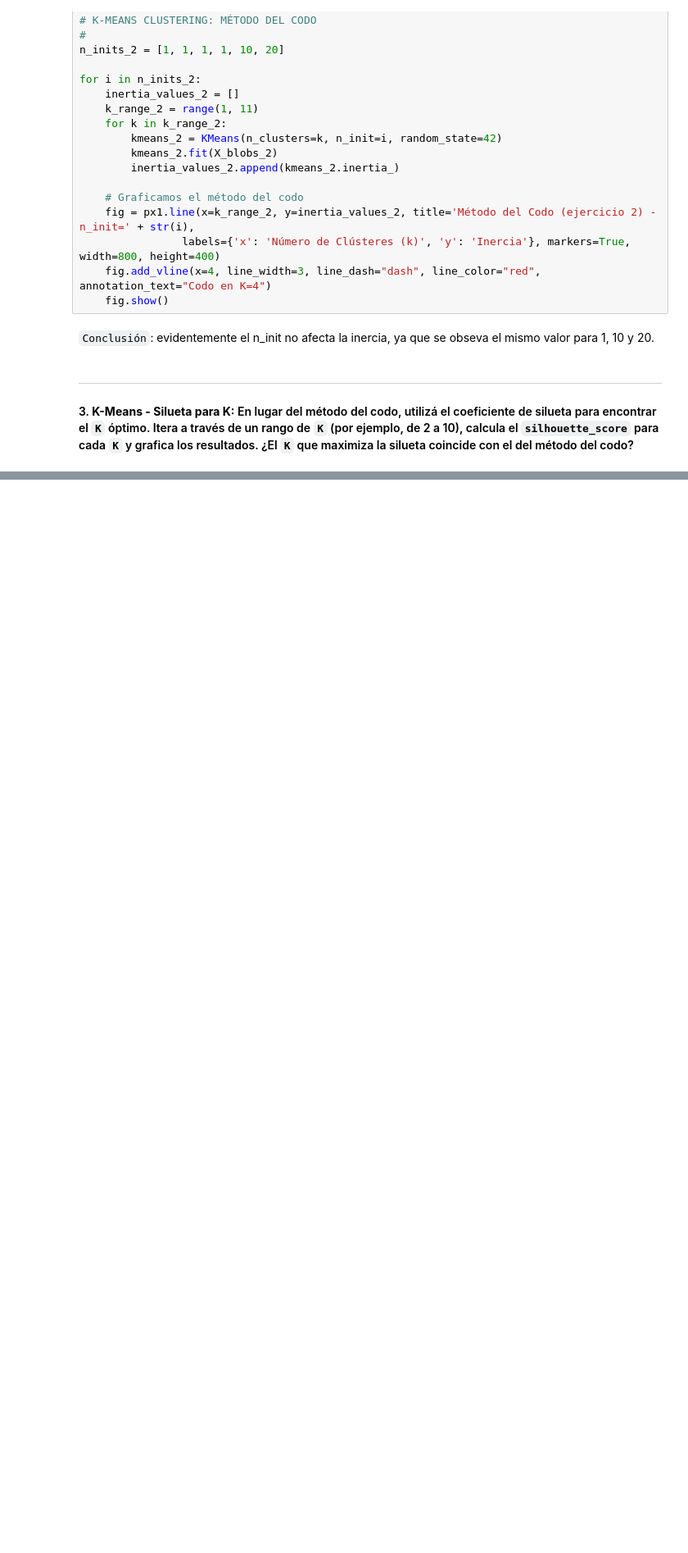
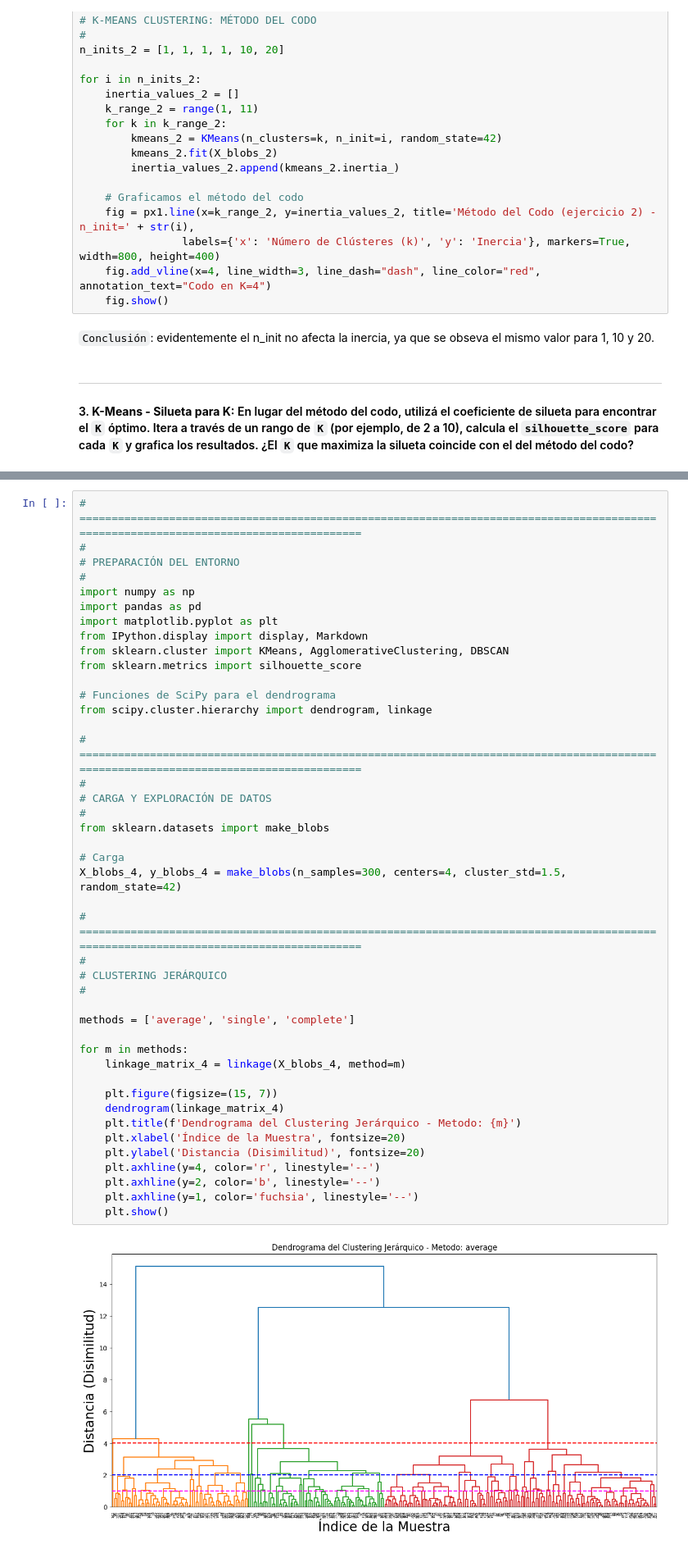
Before and after one commit to marcopadila/Aprendizaje1, a Jupyter notebook: clase08/notebook_08 - marco.ipynb, the cells around one changed output, grey strips where cells are left out. Shown at 82% size. Saved outputs shown, nothing was run; the diff lists cells and outputs as text; blank space fills up the shorter version.

```diff
--- a/clase08/notebook_08 - marco.ipynb
+++ b/clase08/notebook_08 - marco.ipynb
@@ -354,0 +380,45 @@ display(Markdown(f"**Conclusión (ejercicio 1)**. Una desviación mayor (cluster
+# %%
+# ======================================================================================================================================
+#
+# PREPARACIÓN DEL ENTORNO
+#
+import numpy as np
+import pandas as pd
+import matplotlib.pyplot as plt
+from IPython.display import display, Markdown
+from sklearn.cluster import KMeans, AgglomerativeClustering, DBSCAN
+from sklearn.metrics import silhouette_score
+
+# Funciones de SciPy para el dendrograma
+from scipy.cluster.hierarchy import dendrogram, linkage
+
+# ======================================================================================================================================
+#
+# CARGA Y EXPLORACIÓN DE DATOS
+#
+from sklearn.datasets import make_blobs
+
+# Carga
+X_blobs_4, y_blobs_4 = make_blobs(n_samples=300, centers=4, cluster_std=1.5, random_state=42)
+
+# ======================================================================================================================================
+#
+# CLUSTERING JERÁRQUICO
+#
+
+methods = ['average', 'single', 'complete']
+
+for m in methods:
+    linkage_matrix_4 = linkage(X_blobs_4, method=m)
+
+    plt.figure(figsize=(15, 7))
+    dendrogram(linkage_matrix_4)
+    plt.title(f'Dendrograma del Clustering Jerárquico - Metodo: {m}')
+    plt.xlabel('Índice de la Muestra', fontsize=20)
+    plt.ylabel('Distancia (Disimilitud)', fontsize=20)
+    plt.axhline(y=4, color='r', linestyle='--')
+    plt.axhline(y=2, color='b', linestyle='--')
+    plt.axhline(y=1, color='fuchsia', linestyle='--')
+    plt.show()
+# %% [output]
+[figure, added]
```
Also changed, not shown: parts of 15 cells of this notebook.
